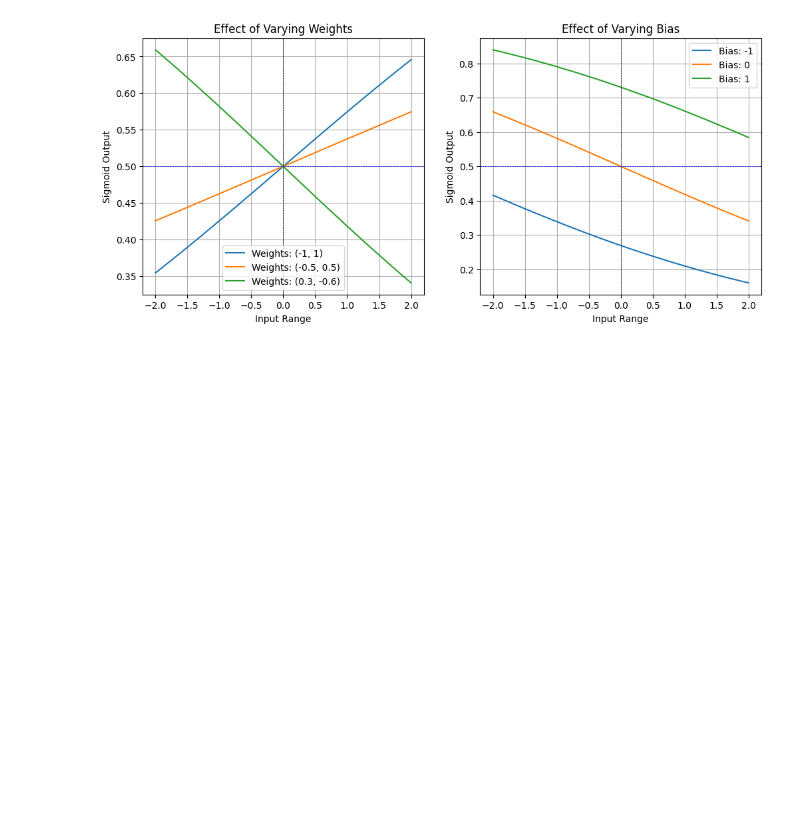
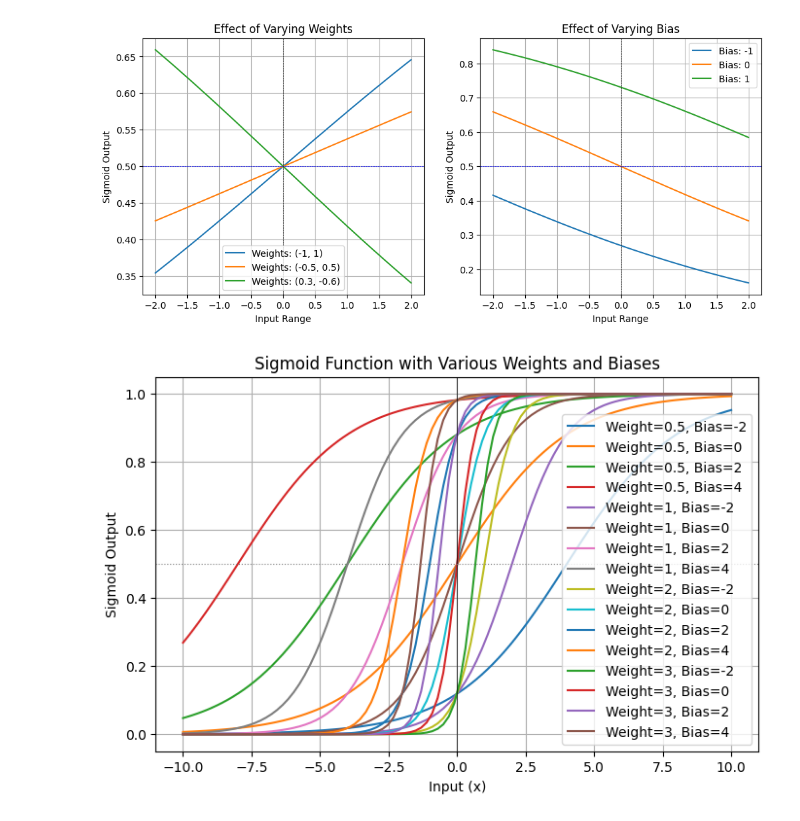
Before and after one commit to chiranjeevi-manike/Deep-Learning, a Jupyter notebook: Bias_and_weights.ipynb, the cells around one changed output. Cells and saved outputs as stored; diff of their text form; code cells hidden in the pictures; blank space fills up the shorter version.

```diff
--- a/Bias_and_weights.ipynb
+++ b/Bias_and_weights.ipynb
@@ -51,3 +51,32 @@ plt.grid()
 plt.show()
 # %% [output]
 [figure]
+# %%
+import numpy as np
+import matplotlib.pyplot as plt
+
+def sigmoid(x, weight=1, bias=0):
+    return 1 / (1 + np.exp(- (weight * x + bias)))
+
+# Generate input values
+x = np.linspace(-10, 10, 100)
+
+# Define different weights and biases
+weights = [0.5, 1, 2, 3]
+biases = [-2, 0, 2, 4]
+
+plt.figure(figsize=(8, 5))
+for w in weights:
+    for b in biases:
+        plt.plot(x, sigmoid(x, weight=w, bias=b), label=f'Weight={w}, Bias={b}')
+
+plt.axvline(0, color='black', linewidth=0.5)
+plt.axhline(0.5, color='gray', linestyle='dotted', linewidth=0.8)
+plt.xlabel('Input (x)')
+plt.ylabel('Sigmoid Output')
+plt.title('Sigmoid Function with Various Weights and Biases')
+plt.legend()
+plt.grid()
+plt.show()
+# %% [output]
+[figure, added]
```
Also changed, not shown: parts of 6 cells of this notebook.
